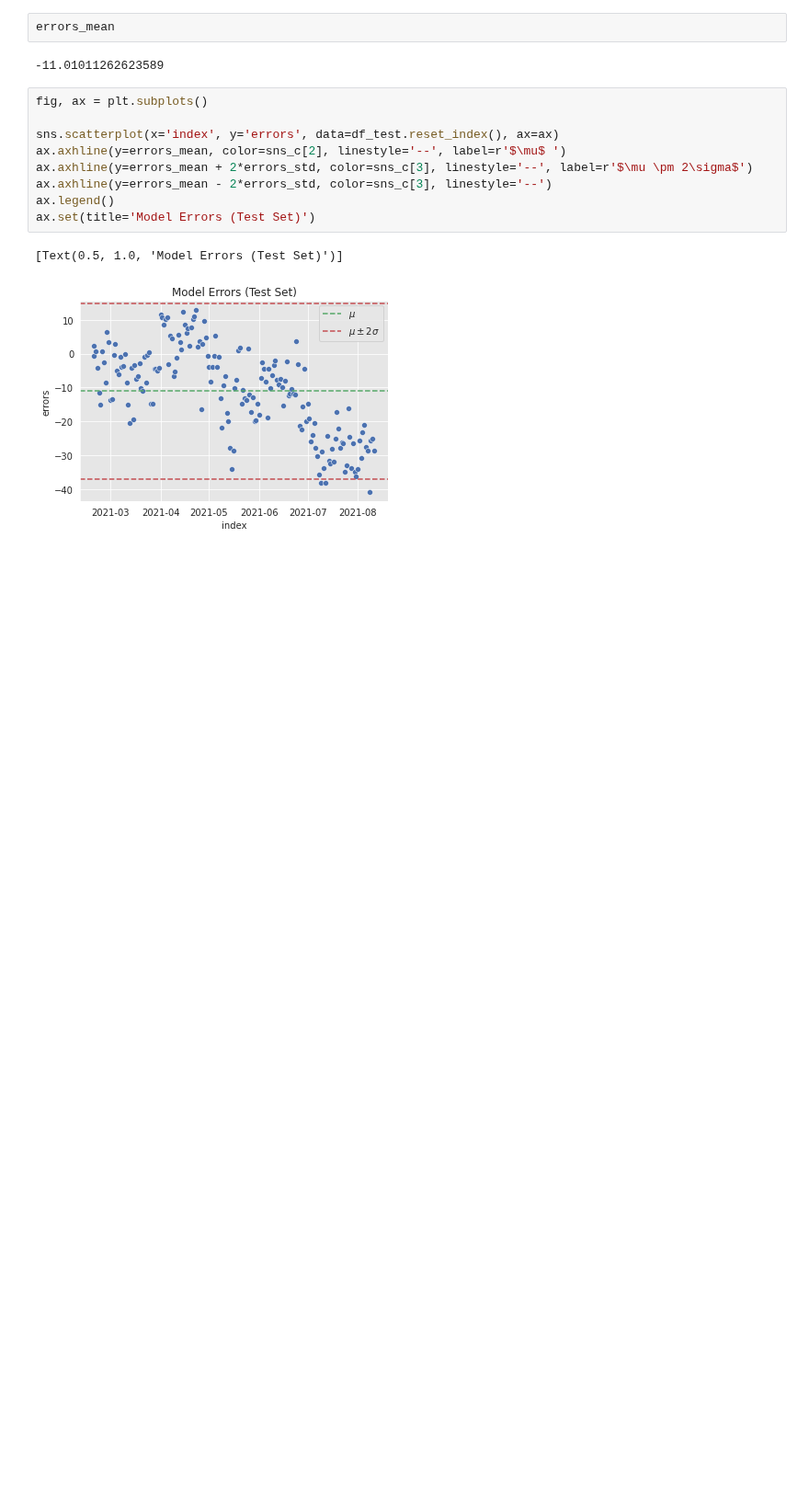
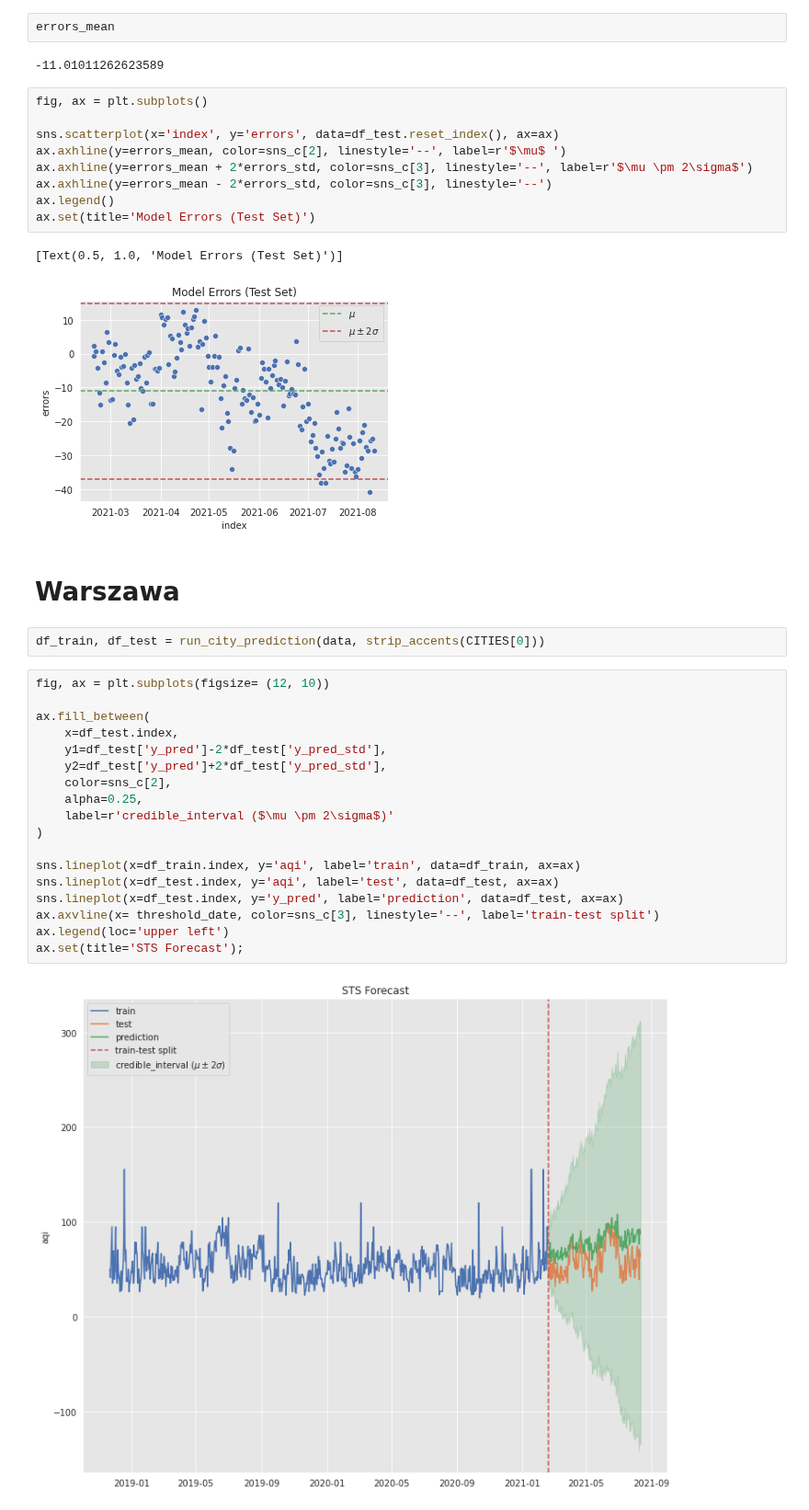
Before and after one commit to PrzemyslawSarnacki/AirQualityPrediction, a Jupyter notebook: cities_sts.ipynb, the cells around one changed output. Shown at 92% size. Cells and saved outputs as stored; diff of their text form; blank space fills up the shorter version.

Commit message:
Prediction for every city

```diff
--- a/cities_sts.ipynb
+++ b/cities_sts.ipynb
@@ -364,3 +364,27 @@ ax.set(title='Model Errors (Test Set)')
 # %% [output]
 [Text(0.5, 1.0, 'Model Errors (Test Set)')]
 [figure]
+# %% [markdown]
+# Warszawa
+# %%
+df_train, df_test = run_city_prediction(data, strip_accents(CITIES[0]))
+# %%
+fig, ax = plt.subplots(figsize= (12, 10))
+
+ax.fill_between(
+    x=df_test.index,
+    y1=df_test['y_pred']-2*df_test['y_pred_std'],
+    y2=df_test['y_pred']+2*df_test['y_pred_std'],
+    color=sns_c[2],
+    alpha=0.25,
+    label=r'credible_interval ($\mu \pm 2\sigma$)'
+)
+
+sns.lineplot(x=df_train.index, y='aqi', label='train', data=df_train, ax=ax)
+sns.lineplot(x=df_test.index, y='aqi', label='test', data=df_test, ax=ax)
+sns.lineplot(x=df_test.index, y='y_pred', label='prediction', data=df_test, ax=ax)
+ax.axvline(x= threshold_date, color=sns_c[3], linestyle='--', label='train-test split')
+ax.legend(loc='upper left')
+ax.set(title='STS Forecast');
+# %% [output]
+[figure, added]
```
Also changed, not shown: parts of 13 cells of this notebook.
